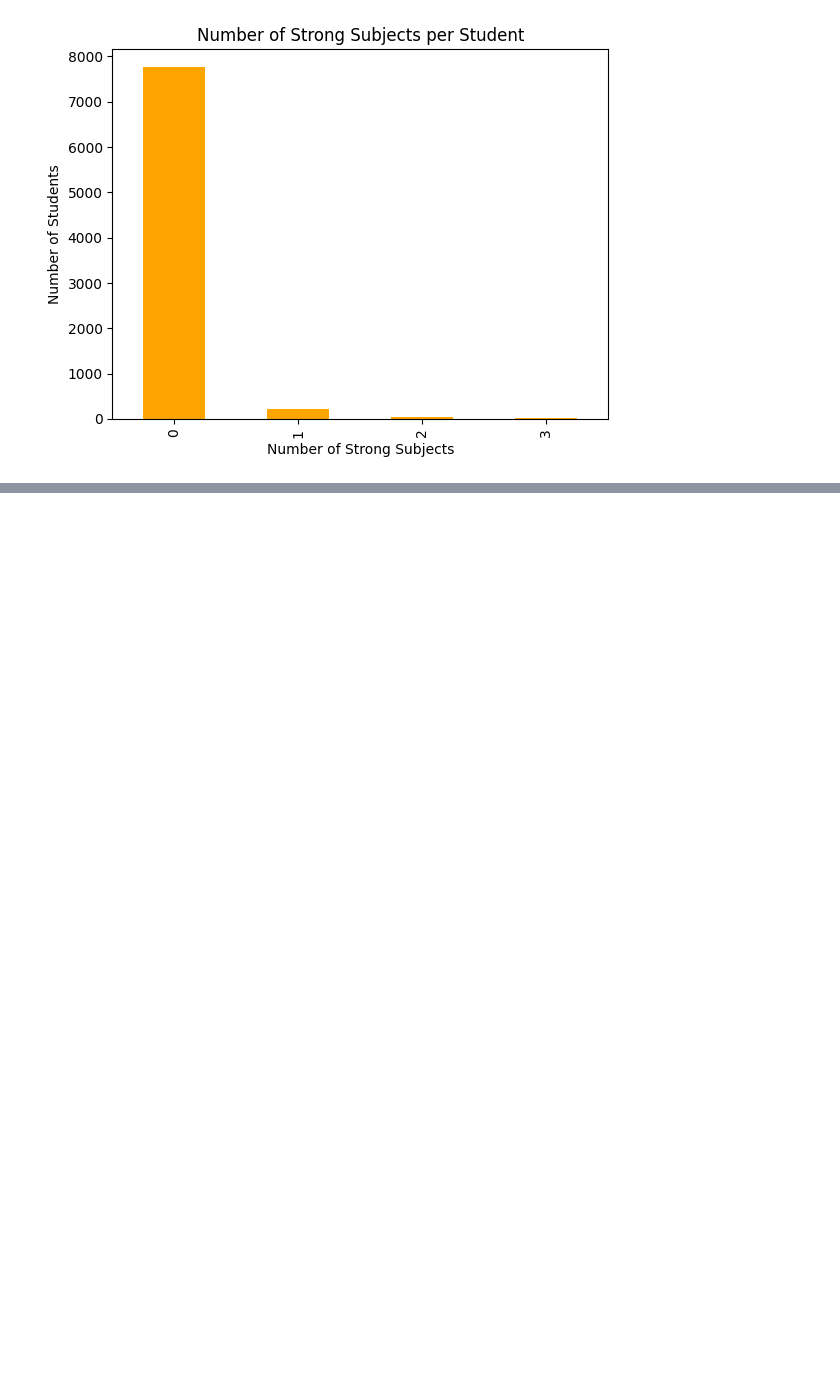
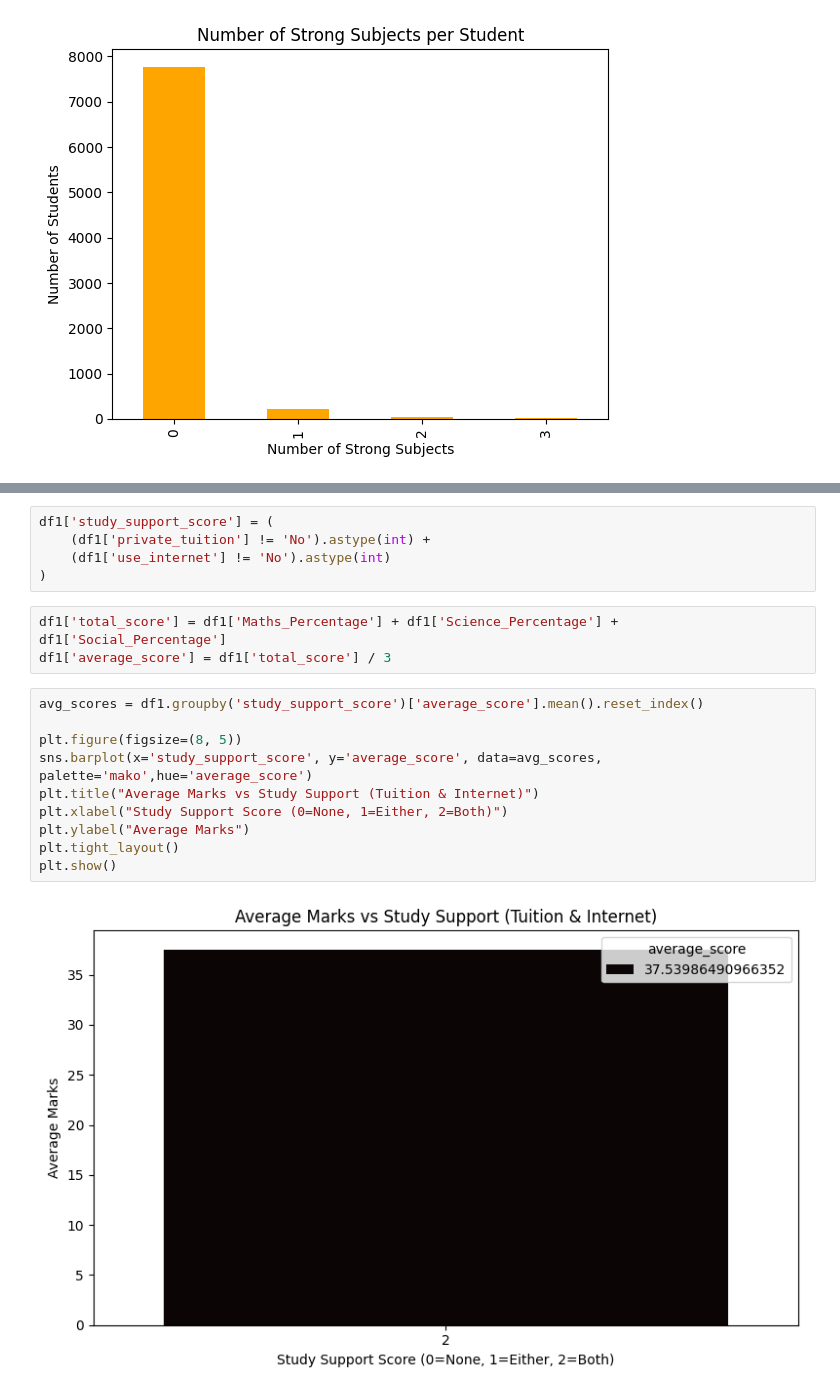
Before and after one commit to ChandanHegde07/Kruman-Projects, a Jupyter notebook: Phase1Student.ipynb, the cells around one changed output, grey strips where cells are left out. Cells and saved outputs as stored; diff of their text form; blank space fills up the shorter version.

```diff
--- a/Phase1Student.ipynb
+++ b/Phase1Student.ipynb
@@ -462,0 +487,20 @@ plt.show()
+# %%
+df1['study_support_score'] = (
+    (df1['private_tuition'] != 'No').astype(int) +
+    (df1['use_internet'] != 'No').astype(int)
+)
+# %%
+df1['total_score'] = df1['Maths_Percentage'] + df1['Science_Percentage'] + df1['Social_Percentage']
+df1['average_score'] = df1['total_score'] / 3
+# %%
+avg_scores = df1.groupby('study_support_score')['average_score'].mean().reset_index()
+
+plt.figure(figsize=(8, 5))
+sns.barplot(x='study_support_score', y='average_score', data=avg_scores, palette='mako',hue='average_score')
+plt.title("Average Marks vs Study Support (Tuition & Internet)")
+plt.xlabel("Study Support Score (0=None, 1=Either, 2=Both)")
+plt.ylabel("Average Marks")
+plt.tight_layout()
+plt.show()
+# %% [output]
+[figure, added]
```
Also changed, not shown: parts of 9 cells of this notebook.
